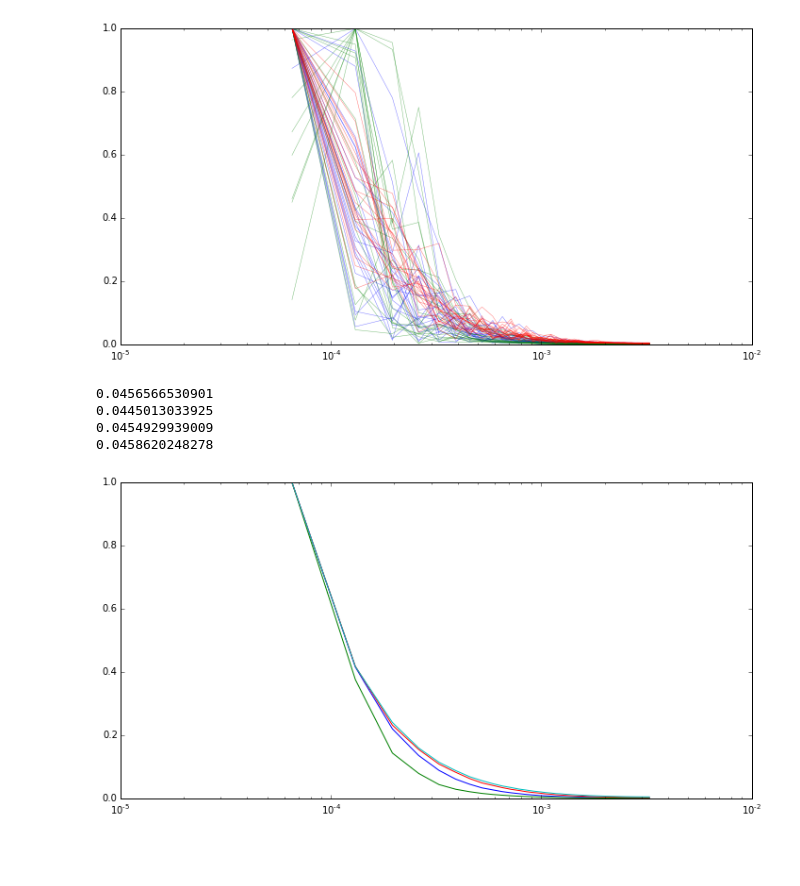
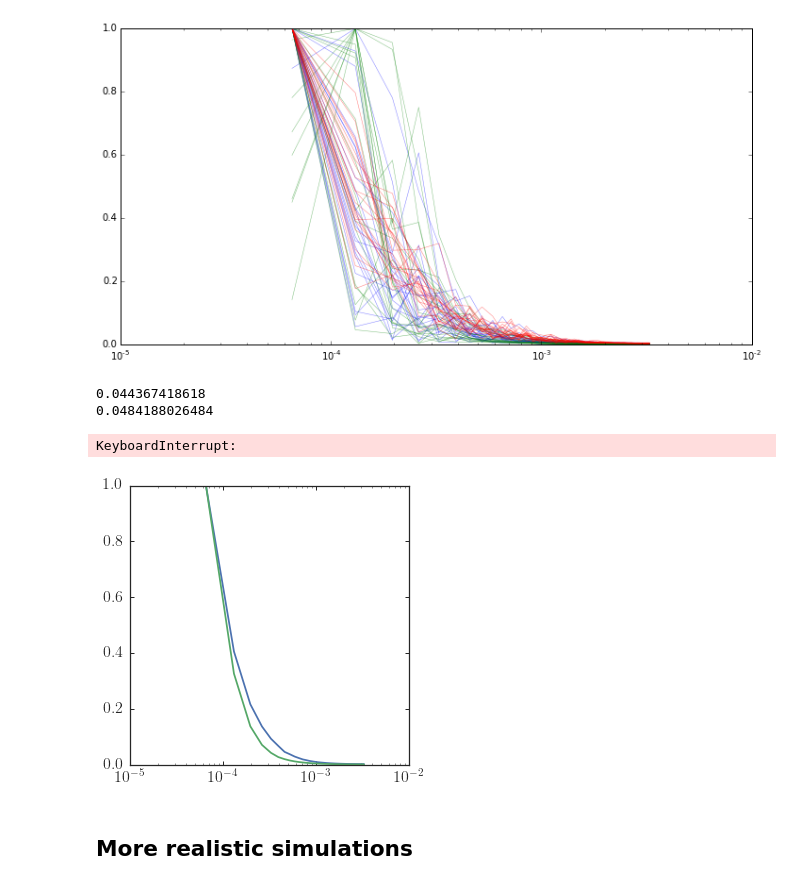
Before and after one commit to jobovy/streamgap-pepper, a Jupyter notebook: bell.ipynb, the cells around one changed output. Cells and saved outputs as stored; diff of their text form; code cells hidden in the pictures; blank space fills up the shorter version.

Commit message:
Add more realistic simulations

```diff
--- a/bell.ipynb
+++ b/bell.ipynb
@@ -11,0 +1,30 @@ Populating the interactive namespace from numpy and matplotlib
+# %%
+import numpy
+from scipy import signal
+from galpy.potential import LogarithmicHaloPotential
+from galpy.orbit import Orbit
+from galpy.df import streamgapdf, impulse_deltav_plummer_curvedstream
+from galpy.util import bovy_conversion, bovy_coords
+%pylab inline
+R0, V0= 8., 220.
+import seaborn as sns
+#a = sns.plotting_context('ipython')
+sns.set_style('ticks',
+              {'xtick.direction': u'in',
+               'ytick.direction': u'in',
+               'axes.labelsize': 18.0,
+               'axes.titlesize': 18.0,
+               'figure.figsize': array([ 6.64,  4.  ]),
+               'grid.linewidth': 2.0,
+               'legend.fontsize': 18.0,
+               'lines.linewidth': 2.0,
+               'lines.markeredgewidth': 0.0,
+               'lines.markersize': 14.0,
+               'patch.linewidth': 0.6,
+               'xtick.labelsize': 16.0,
+               'xtick.major.pad': 14.0,
+               'xtick.major.width': 2.0,
+               'xtick.minor.width': 1.0,
+               'ytick.labelsize': 16.0,
+               'ytick.major.pad': 14.0,
+               'ytick.major.width': 2.0,})
@@ -31,3 +58,5 @@ prog_init= Orbit([RvR_prog_init[0]/R0,RvR_prog_init[1]/V0,RvR_prog_init[2]/V0,
                   RvR_prog_init[3]/R0,RvR_prog_init[4]/V0,RvR_prog_init[5]])
 times= numpy.linspace(0.,10.1/bovy_conversion.time_in_Gyr(V0,R0),10001)
 prog_init.integrate(times,lp)
+xv_unp_peri_prog= [prog_init.x(times[-1])[0],prog_init.y(times[-1])[0],prog_init.z(times[-1]),
+              prog_init.vx(times[-1])[0],prog_init.vy(times[-1])[0],prog_init.vz(times[-1])]
@@ -34,6 +65,6 @@ prog_init.integrate(times,lp)
 # %%
 def dO(v,x,x0,v0,b=0.,w=numpy.array([6.82200571,132.7700529,149.4174464])/V0,
-       GM=10**-4./bovy_conversion.mass_in_1010msol(V0,R0),rs=0.100/R0):
+       GM=10**-4./bovy_conversion.mass_in_1010msol(V0,R0),rs=0.25/R0):
     return numpy.sum(v*impulse_deltav_plummer_curvedstream(v,x,b,w,x0,v0,GM,rs),axis=1)
 # %%
 #Get the stream near 10 Gyr
@@ -84,29 +123,31 @@ for ii in range(21):
 # %% [output]
 [figure]
 # %%
+bovy_plot.bovy_print(axes_labelsize=18.,text_fontsize=12.,xtick_labelsize=16.,ytick_labelsize=16.)
 ppy= numpy.zeros((len(px),1001))
 for ii in range(ppy.shape[1]):
     ppy[:,ii]= signal.periodogram(randomdO(100,vs,xs),fs=(xs[1,0]-xs[0,0]))[1]
 semilogx(px,numpy.median(ppy,axis=1)/numpy.amax(numpy.median(ppy,axis=1)))
 print numpy.amax(numpy.median(ppy,axis=1))
 ppy= numpy.zeros((len(px),1001))
 for ii in range(ppy.shape[1]):
     ppy[:,ii]= signal.periodogram(randomdO(10,vs,xs,GM=10**-3./bovy_conversion.mass_in_1010msol(V0,R0),rs=0.250/R0),fs=(xs[1,0]-xs[0,0]))[1]
 semilogx(px,numpy.median(ppy,axis=1)/numpy.amax(numpy.median(ppy,axis=1)))
 print numpy.amax(numpy.median(ppy,axis=1))
 ppy= numpy.zeros((len(px),1001))
 for ii in range(ppy.shape[1]):
     ppy[:,ii]= signal.periodogram(randomdO(1000,vs,xs,GM=10**-5./bovy_conversion.mass_in_1010msol(V0,R0),rs=0.04/R0),fs=(xs[1,0]-xs[0,0]))[1]
 semilogx(px,numpy.median(ppy,axis=1)/numpy.amax(numpy.median(ppy,axis=1)))
 print numpy.amax(numpy.median(ppy,axis=1))
 ppy= numpy.zeros((len(px),1001))
 for ii in range(ppy.shape[1]):
     ppy[:,ii]= signal.periodogram(randomdO(10000,vs,xs,GM=10**-6./bovy_conversion.mass_in_1010msol(V0,R0),rs=0.016/R0),fs=(xs[1,0]-xs[0,0]))[1]
 semilogx(px,numpy.median(ppy,axis=1)/numpy.amax(numpy.median(ppy,axis=1)))
 print numpy.amax(numpy.median(ppy,axis=1))
 # %% [output]
-0.0456566530901
-0.0445013033925
-0.0454929939009
-0.0458620248278
+0.044367418618
+0.0484188026484
+KeyboardInterrupt:
-[figure, old version]
+[figure, new version]
+# %% [markdown]
+## More realistic simulations
```
Also changed, not shown: parts of 19 cells of this notebook.
